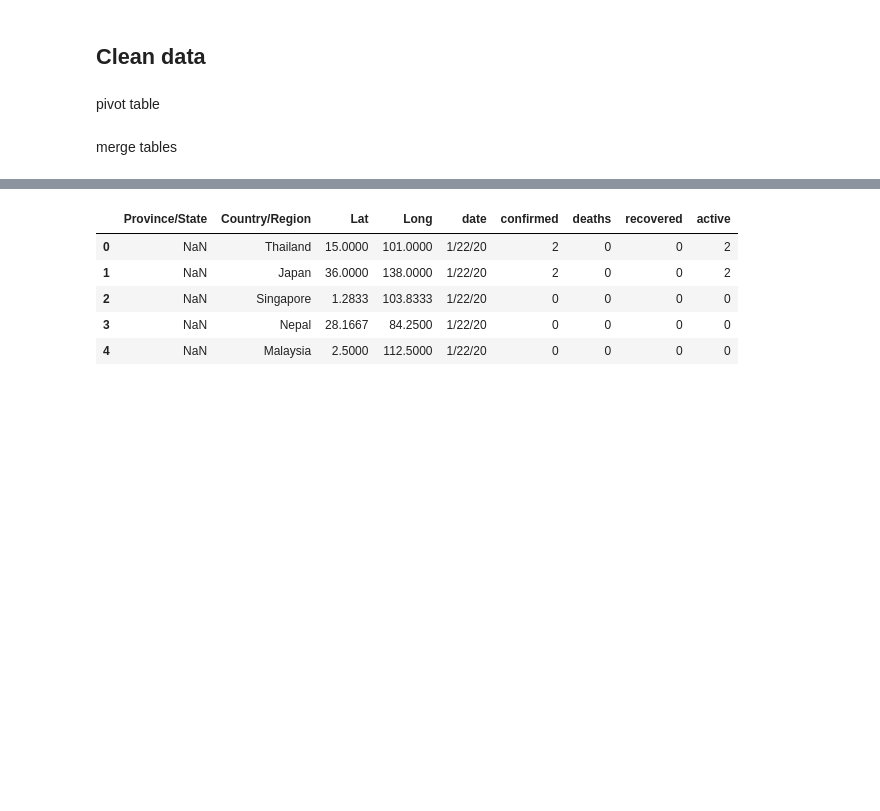
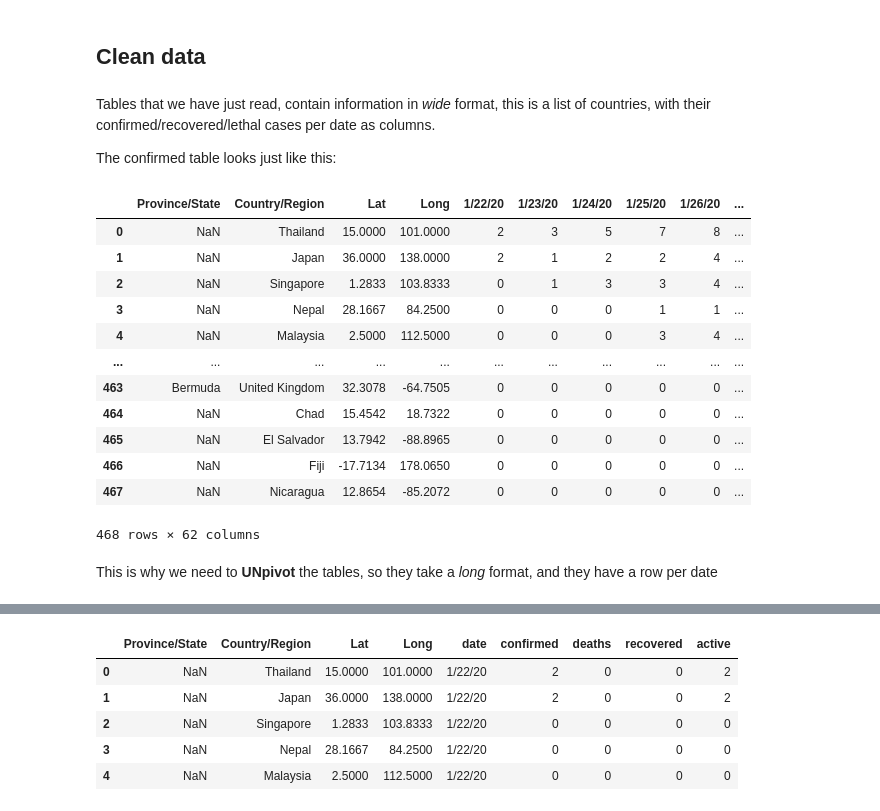
Before and after one commit to ivco19/countries, a Jupyter notebook: src/load_data.ipynb, the cells around one changed output, grey strips where cells are left out. Saved outputs shown, nothing was run; the diff lists cells and outputs as text; code cells hidden in the pictures; blank space fills up the shorter version.

```diff
--- a/src/load_data.ipynb
+++ b/src/load_data.ipynb
@@ -24,8 +31,28 @@ COVID_RECOVERED_URL = 'https://raw.githubusercontent.com/CSSEGISandData/COVID-19
 covid_recovered = pd.read_csv(COVID_RECOVERED_URL)
 # %% [markdown]
 ## Clean data
-# %% [markdown]
-pivot table
+# %% [markdown]
+Tables that we have just read, contain information in _wide_ format, this is a list of countries, with their confirmed/recovered/lethal cases per date as columns.
+
+The confirmed table looks just like this:
+# %%
+covid_confirmed
+# %% [output]
+|  | Province/State | Country/Region | Lat | Long | 1/22/20 | 1/23/20 | 1/24/20 | 1/25/20 | 1/26/20 | ... |
+| 0 | NaN | Thailand | 15.0000 | 101.0000 | 2 | 3 | 5 | 7 | 8 | ... |
+| 1 | NaN | Japan | 36.0000 | 138.0000 | 2 | 1 | 2 | 2 | 4 | ... |
+| 2 | NaN | Singapore | 1.2833 | 103.8333 | 0 | 1 | 3 | 3 | 4 | ... |
+| 3 | NaN | Nepal | 28.1667 | 84.2500 | 0 | 0 | 0 | 1 | 1 | ... |
+| 4 | NaN | Malaysia | 2.5000 | 112.5000 | 0 | 0 | 0 | 3 | 4 | ... |
+| ... | ... | ... | ... | ... | ... | ... | ... | ... | ... | ... |
+| 463 | Bermuda | United Kingdom | 32.3078 | -64.7505 | 0 | 0 | 0 | 0 | 0 | ... |
+| 464 | NaN | Chad | 15.4542 | 18.7322 | 0 | 0 | 0 | 0 | 0 | ... |
+| 465 | NaN | El Salvador | 13.7942 | -88.8965 | 0 | 0 | 0 | 0 | 0 | ... |
+| 466 | NaN | Fiji | -17.7134 | 178.0650 | 0 | 0 | 0 | 0 | 0 | ... |
+| 467 | NaN | Nicaragua | 12.8654 | -85.2072 | 0 | 0 | 0 | 0 | 0 | ... |
+468 rows × 62 columns
+# %% [markdown]
+This is why we need to **UNpivot** the tables, so they take a _long_ format, and they have a row per date
 # %%
 covid_confirmed_long = pd.melt(covid_confirmed,
                                id_vars=covid_confirmed.iloc[:, :4],
@@ -41,5 +68,3 @@ covid_recovered_long = pd.melt(covid_recovered,
                                id_vars=covid_recovered.iloc[:, :4],
                                var_name='date',
                                value_name='recovered')
-# %% [markdown]
-merge tables
```
Also changed, not shown: parts of 15 cells of this notebook.
